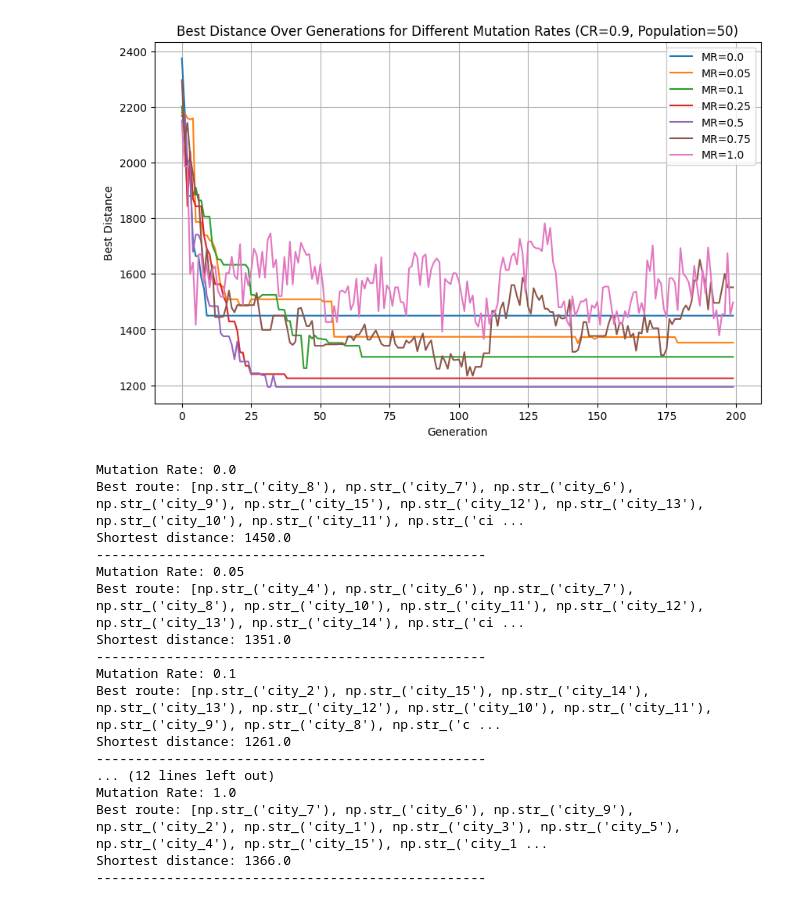
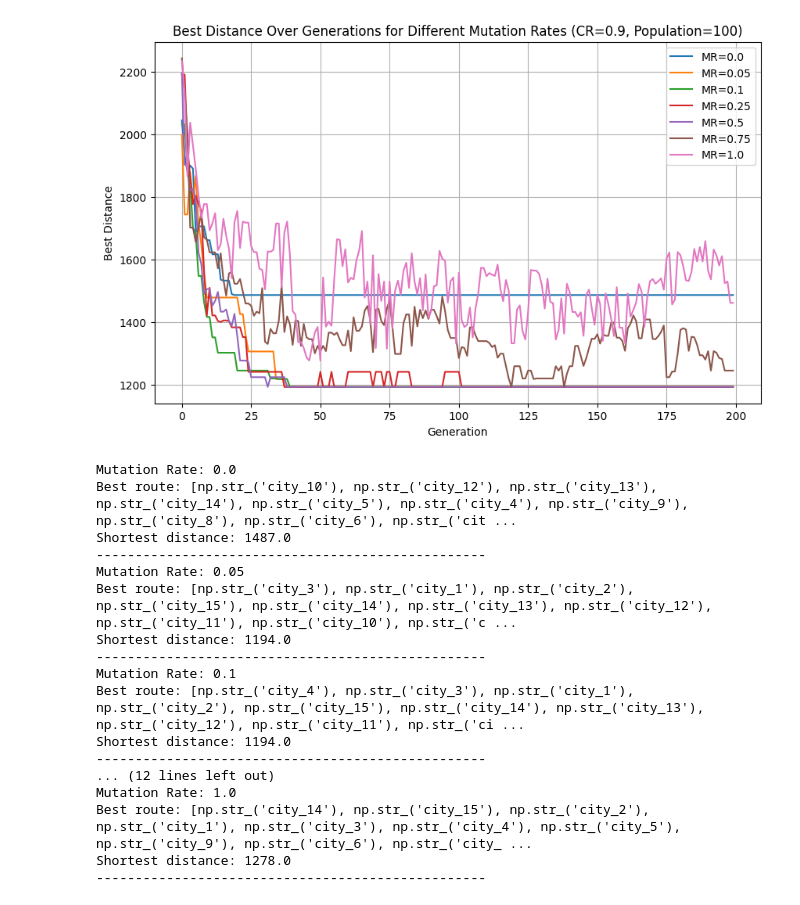
Before and after one commit to mpszkudlarek/traveling-salesman-problem, a Jupyter notebook: plotting.ipynb, the cells around one changed output. Drawn from its saved outputs; the diff is of its cells as text; code cells hidden in the pictures.

```diff
--- a/plotting.ipynb
+++ b/plotting.ipynb
@@ -20,7 +20,7 @@ def run_test(mutation_rate, crossover_rate, population_size):
     return best_distances, best_route, solver.best_distance
 # %%
 crossover_rate = 0.9
-population_size = 50
+population_size = 100
 
 
 mutation_rates = [0.00, 0.05, 0.1, 0.25, 0.5, 0.75, 1.0]
@@ -32,50 +32,50 @@ results = []
 for mr in mutation_rates:
     best_distances, best_route, best_distance = run_test(
         mr, crossover_rate, population_size
     )
     results.append((mr, best_distances, best_route, best_distance))
 
 
 plt.figure(figsize=(10, 6))
 
 
 for mr, best_distances, best_route, best_distance in results:
     plt.plot(best_distances, label=f"MR={mr}")
 
 
 plt.title(
     f"Best Distance Over Generations for Different Mutation Rates (CR={crossover_rate}, Population={population_size})"
 )
 plt.xlabel("Generation")
 plt.ylabel("Best Distance")
 plt.legend()
 plt.grid(True)
 plt.show()
 
 
 for mr, best_distances, best_route, best_distance in results:
     print(f"Mutation Rate: {mr}")
     print(f"Best route: {best_route}")
     print(f"Shortest distance: {best_distance}")
     print("-" * 50)
 # %% [output]
-[figure, old version]
+[figure, new version]
 Mutation Rate: 0.0
-Best route: [np.str_('city_8'), np.str_('city_7'), np.str_('city_6'), np.str_('city_9'), np.str_('city_15'), np.str_('city_12'), np.str_('city_13'), np.str_('city_10'), np.str_('city_11'), np.str_('ci ...
-Shortest distance: 1450.0
+Best route: [np.str_('city_10'), np.str_('city_12'), np.str_('city_13'), np.str_('city_14'), np.str_('city_5'), np.str_('city_4'), np.str_('city_9'), np.str_('city_8'), np.str_('city_6'), np.str_('cit ...
+Shortest distance: 1487.0
 --------------------------------------------------
 Mutation Rate: 0.05
-Best route: [np.str_('city_4'), np.str_('city_6'), np.str_('city_7'), np.str_('city_8'), np.str_('city_10'), np.str_('city_11'), np.str_('city_12'), np.str_('city_13'), np.str_('city_14'), np.str_('ci ...
-Shortest distance: 1351.0
+Best route: [np.str_('city_3'), np.str_('city_1'), np.str_('city_2'), np.str_('city_15'), np.str_('city_14'), np.str_('city_13'), np.str_('city_12'), np.str_('city_11'), np.str_('city_10'), np.str_('c ...
+Shortest distance: 1194.0
 --------------------------------------------------
 Mutation Rate: 0.1
-Best route: [np.str_('city_2'), np.str_('city_15'), np.str_('city_14'), np.str_('city_13'), np.str_('city_12'), np.str_('city_10'), np.str_('city_11'), np.str_('city_9'), np.str_('city_8'), np.str_('c ...
-Shortest distance: 1261.0
+Best route: [np.str_('city_4'), np.str_('city_3'), np.str_('city_1'), np.str_('city_2'), np.str_('city_15'), np.str_('city_14'), np.str_('city_13'), np.str_('city_12'), np.str_('city_11'), np.str_('ci ...
+Shortest distance: 1194.0
 --------------------------------------------------
 ... (12 lines left out)
 Mutation Rate: 1.0
-Best route: [np.str_('city_7'), np.str_('city_6'), np.str_('city_9'), np.str_('city_2'), np.str_('city_1'), np.str_('city_3'), np.str_('city_5'), np.str_('city_4'), np.str_('city_15'), np.str_('city_1 ...
-Shortest distance: 1366.0
+Best route: [np.str_('city_14'), np.str_('city_15'), np.str_('city_2'), np.str_('city_1'), np.str_('city_3'), np.str_('city_4'), np.str_('city_5'), np.str_('city_9'), np.str_('city_6'), np.str_('city_ ...
+Shortest distance: 1278.0
 --------------------------------------------------
 # %%
 mutation_rate = 0.05
```
Also changed, not shown: parts of 3 cells of this notebook, 1 other file.
